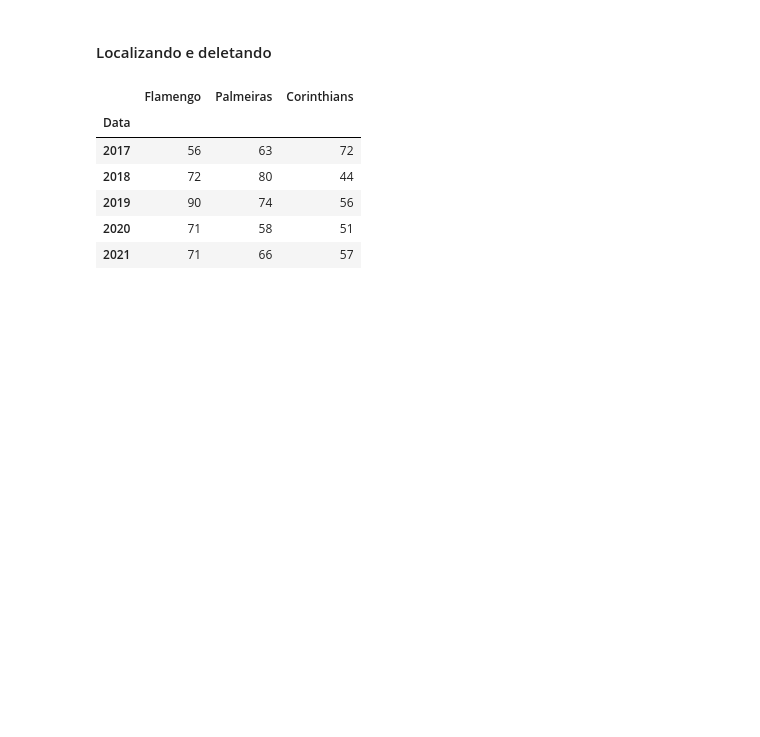
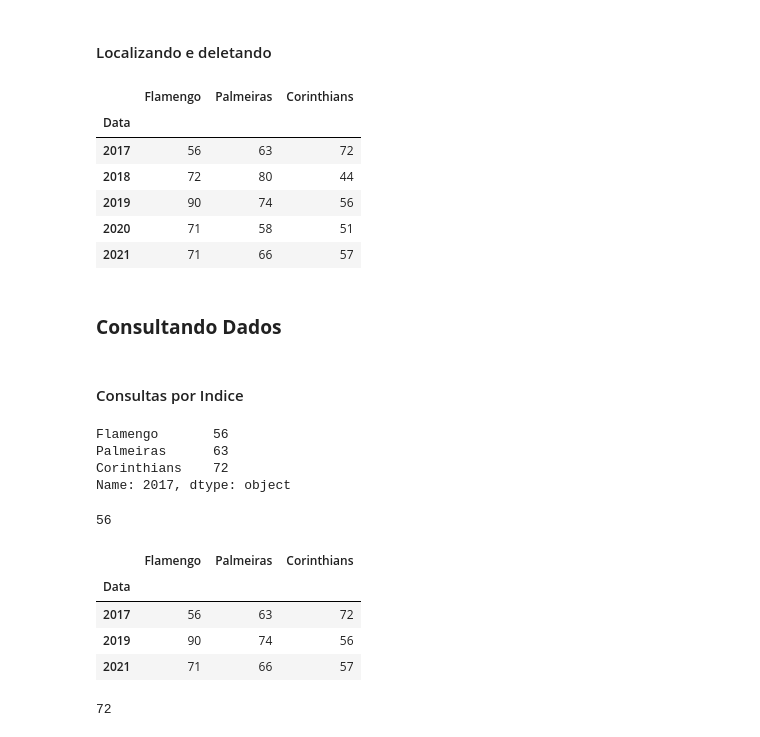
Before and after one commit to NewKanvas/NoteBooks, a Jupyter notebook: Python/DataScience/Pandas.ipynb, the cells around one changed output. Drawn from its saved outputs; the diff is of its cells as text; code cells hidden in the pictures; blank space fills up the shorter version.

```diff
--- a/Python/DataScience/Pandas.ipynb
+++ b/Python/DataScience/Pandas.ipynb
@@ -414,3 +439,30 @@ futebol
 | 2019 | 90 | 74 | 56 |
 | 2020 | 71 | 58 | 51 |
 | 2021 | 71 | 66 | 57 |
+# %% [markdown]
+### **Consultando Dados**
+# %% [markdown]
+#### Consultas por Indice
+# %%
+futebol.loc[2017] # Seria o indice 0
+# %% [output]
+Flamengo       56
+Palmeiras      63
+Corinthians    72
+Name: 2017, dtype: object
+# %%
+futebol.loc[2017]['Flamengo']
+# %% [output]
+56
+# %%
+futebol.loc[[2017,2019,2021]]
+# %% [output]
+|  | Flamengo | Palmeiras | Corinthians |
+| Data |  |  |  |
+| 2017 | 56 | 63 | 72 |
+| 2019 | 90 | 74 | 56 |
+| 2021 | 71 | 66 | 57 |
+# %%
+futebol.iloc[0,2] # Loc pega o indice da linha, o ILOC pega linha e a coluna [linha ,coluna]
+# %% [output]
+72
```
Also changed, not shown: parts of 15 cells of this notebook.
